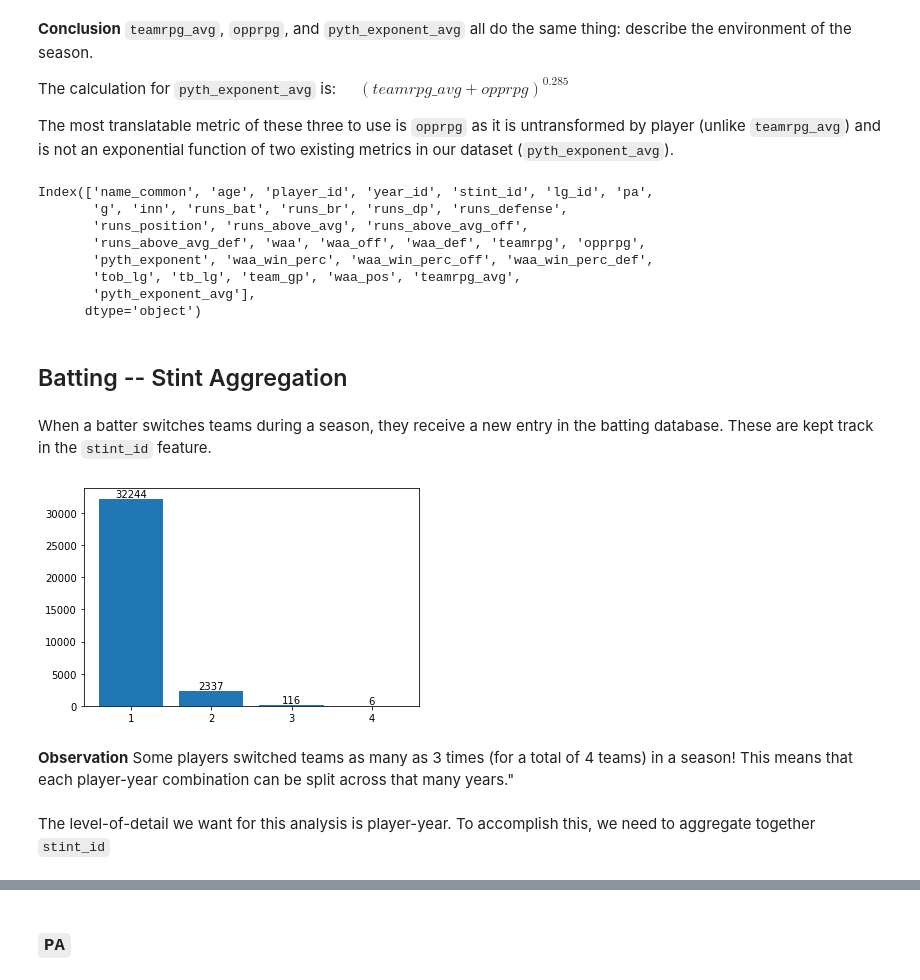
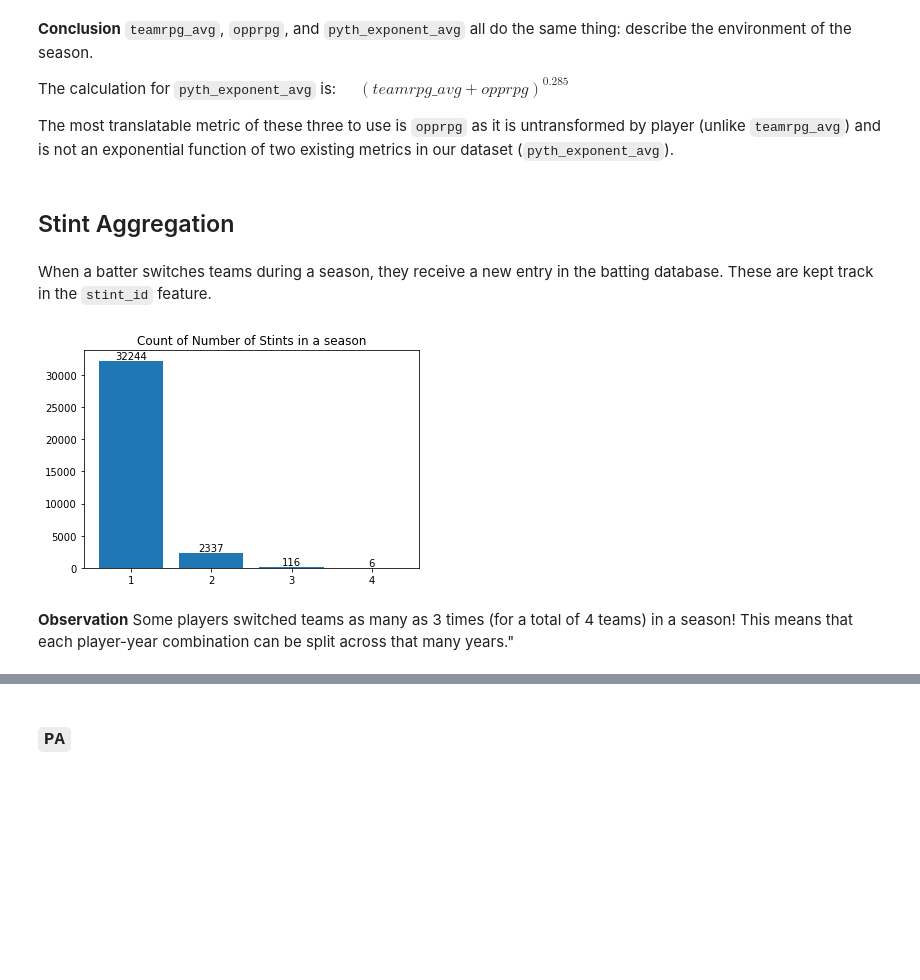
Before and after one commit to lawjackelen/forecasting-batting-performance, a Jupyter notebook: code/01_Data_Cleaning.ipynb, the cells around one changed output, grey strips where cells are left out. Drawn from its saved outputs; the diff is of its cells as text; code cells hidden in the pictures; blank space fills up the shorter version.

```diff
--- a/code/01_Data_Cleaning.ipynb
+++ b/code/01_Data_Cleaning.ipynb
@@ -304,9 +273,12 @@ Unfortunately, we are black-boxed here. WAR_rep is an adjustment to center WAR t
 # drop WAR from batting
 batting.drop(['runs_replacement','runs_above_rep','war','war_def','war_off',
               'war_rep','opprppa_rep','opprpg_rep','pyth_exponent_rep',
-              'waa_win_perc_rep','war_pos'],
+              'waa_win_perc_rep'],
              axis = 1,
              inplace=True)
+# %%
+# create WAA_position
+batting['waa_pos'] = batting['waa_off'] + batting['waa_def'] - batting['waa']
 # %% [markdown]
 ### `pitcher` nulls
 # %% [markdown]
@@ -421,5 +377,0 @@ Let's cleanup our dataset of unique identifiers that we won't be using
-# %%
-# drop uids
-batting.drop(['mlb_id','team_id'],
-     axis=1,
-     inplace=True)
@@ -453,3 +380,6 @@ The implementation of the designated hitter caused the imbalance between leagues
+# %%
+# drop
+batting.drop('team_id', axis=1, inplace=True)
 # %% [markdown]
 ### `teamrpg`
 # %% [markdown]
@@ -519,34 +451,22 @@ Once again, each band is an instance of season and league.
 The calculation for `pyth_exponent_avg` is:  $\ \ \ \ \ (teamrpg\_avg+opprpg)^{0.285}$
 
 The most translatable metric of these three to use is `opprpg` as it is untransformed by player (unlike `teamrpg_avg`) and is not an exponential function of two existing metrics in our dataset (`pyth_exponent_avg`).
-# %%
-batting.columns
-# %% [output]
-Index(['name_common', 'age', 'player_id', 'year_id', 'stint_id', 'lg_id', 'pa',
-       'g', 'inn', 'runs_bat', 'runs_br', 'runs_dp', 'runs_defense',
-       'runs_position', 'runs_above_avg', 'runs_above_avg_off',
-       'runs_above_avg_def', 'waa', 'waa_off', 'waa_def', 'teamrpg', 'opprpg',
-       'pyth_exponent', 'waa_win_perc', 'waa_win_perc_off', 'waa_win_perc_def',
-       'tob_lg', 'tb_lg', 'team_gp', 'waa_pos', 'teamrpg_avg',
-       'pyth_exponent_avg'],
-      dtype='object')
 # %%
 # drop
 batting.drop(['teamrpg','pyth_exponent', 'teamrpg_avg','pyth_exponent_avg'],
              axis=1, inplace=True)
 # %% [markdown]
-## Batting -- Stint Aggregation
+## Stint Aggregation
 # %% [markdown]
 When a batter switches teams during a season, they receive a new entry in the batting database. These are kept track in the `stint_id` feature.
 # %%
 plt.bar(batting.groupby('stint_id').count().reset_index().stint_id,
        batting.groupby('stint_id').count().reset_index().g)
+plt.title('Count of Number of Stints in a season')
 plt.xticks(range(1,5))
 plt.bar_label(plt.gca().containers[0]);
 # %% [output]
-[figure, old version]
+[figure, new version]
 # %% [markdown]
 **Observation** Some players switched teams as many as 3 times (for a total of 4 teams) in a season! This means that each player-year combination can be split across that many years."
-# %% [markdown]
-The level-of-detail we want for this analysis is player-year. To accomplish this, we need to aggregate together `stint_id`
 # %% [markdown]
```
Also changed, not shown: parts of 116 cells of this notebook, 39 other files.
